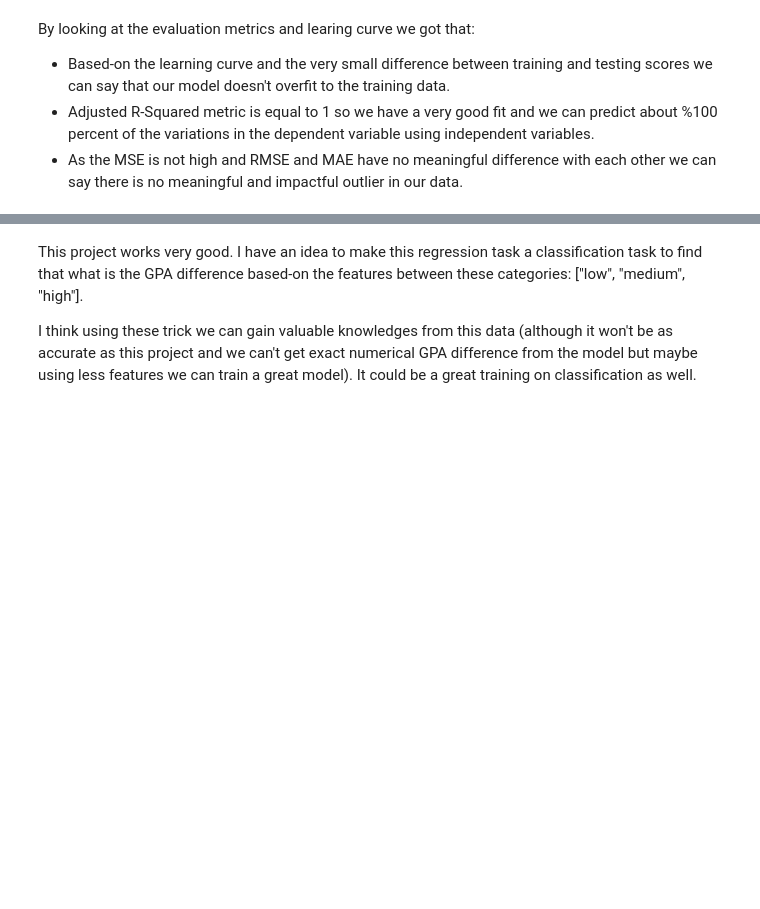
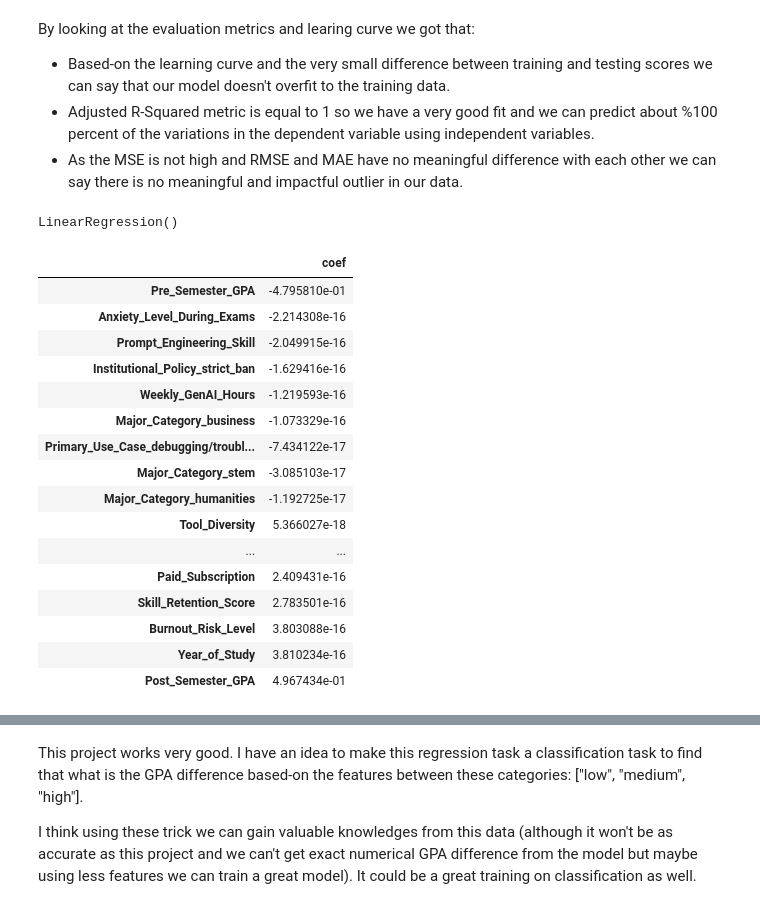
Before and after one commit to Erfan-Taherirani/Applied-ML-Lab, a Jupyter notebook: core_ml/regression/impact_of_ai_on_students/src/GPA_change_analysis.ipynb, the cells around one changed output, grey strips where cells are left out. Cells and saved outputs as stored; diff of their text form; code cells hidden in the pictures; blank space fills up the shorter version.

```diff
--- a/core_ml/regression/impact_of_ai_on_students/src/GPA_change_analysis.ipynb
+++ b/core_ml/regression/impact_of_ai_on_students/src/GPA_change_analysis.ipynb
@@ -994,3 +1011,34 @@ By looking at the evaluation metrics and learing curve we got that:
 - Based-on the learning curve and the very small difference between training and testing scores we can say that our model doesn't overfit to the training data.
 - Adjusted R-Squared metric is equal to 1 so we have a very good fit and we can predict about %100 percent of the variations in the dependent variable using independent variables.
 - As the MSE is not high and RMSE and MAE have no meaningful difference with each other we can say there is no meaningful and impactful outlier in our data.
+# %%
+# final model
+linreg_org
+# %% [output]
+LinearRegression()
+# %%
+coefficients = pd.DataFrame(
+    data=linreg_org.coef_,
+    index=features_encoded.columns,
+    columns=["coef"]
+)
+
+coefficients.sort_values(by="coef")
+# %% [output]
+|  | coef |
+| Pre_Semester_GPA | -4.795810e-01 |
+| Anxiety_Level_During_Exams | -2.214308e-16 |
+| Prompt_Engineering_Skill | -2.049915e-16 |
+| Institutional_Policy_strict_ban | -1.629416e-16 |
+| Weekly_GenAI_Hours | -1.219593e-16 |
+| Major_Category_business | -1.073329e-16 |
+| Primary_Use_Case_debugging/troubl... | -7.434122e-17 |
+| Major_Category_stem | -3.085103e-17 |
+| Major_Category_humanities | -1.192725e-17 |
+| Tool_Diversity | 5.366027e-18 |
+| ... | ... |
+| Paid_Subscription | 2.409431e-16 |
+| Skill_Retention_Score | 2.783501e-16 |
+| Burnout_Risk_Level | 3.803088e-16 |
+| Year_of_Study | 3.810234e-16 |
+| Post_Semester_GPA | 4.967434e-01 |
```
Also changed, not shown: parts of 6 cells of this notebook, 3 other files.
